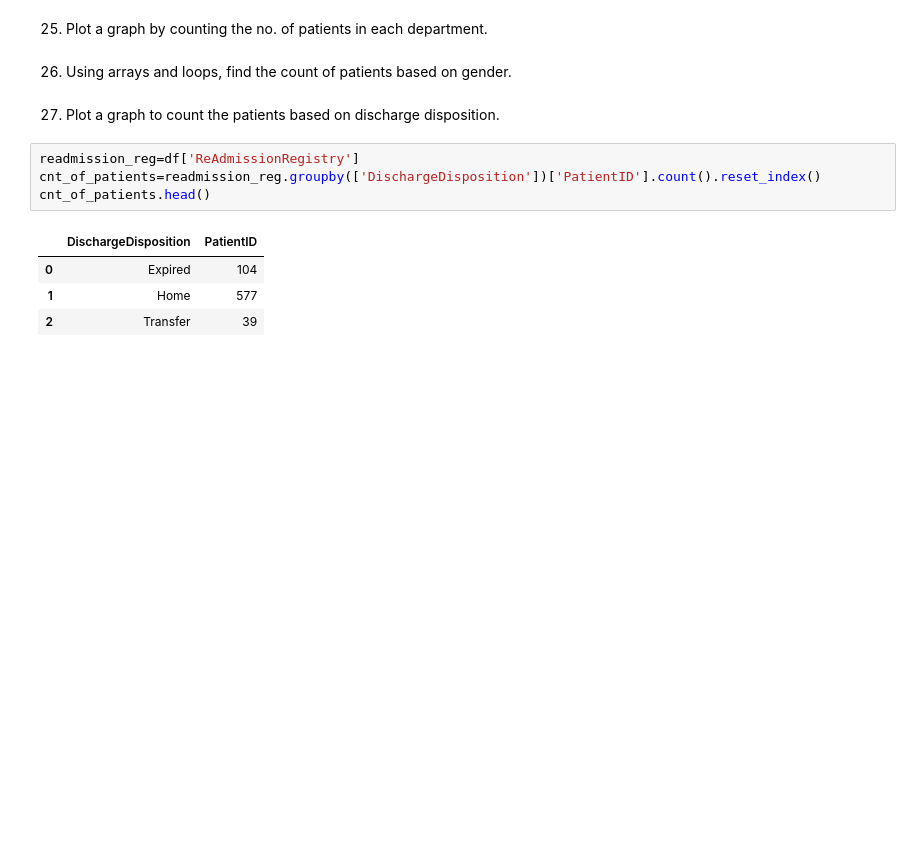
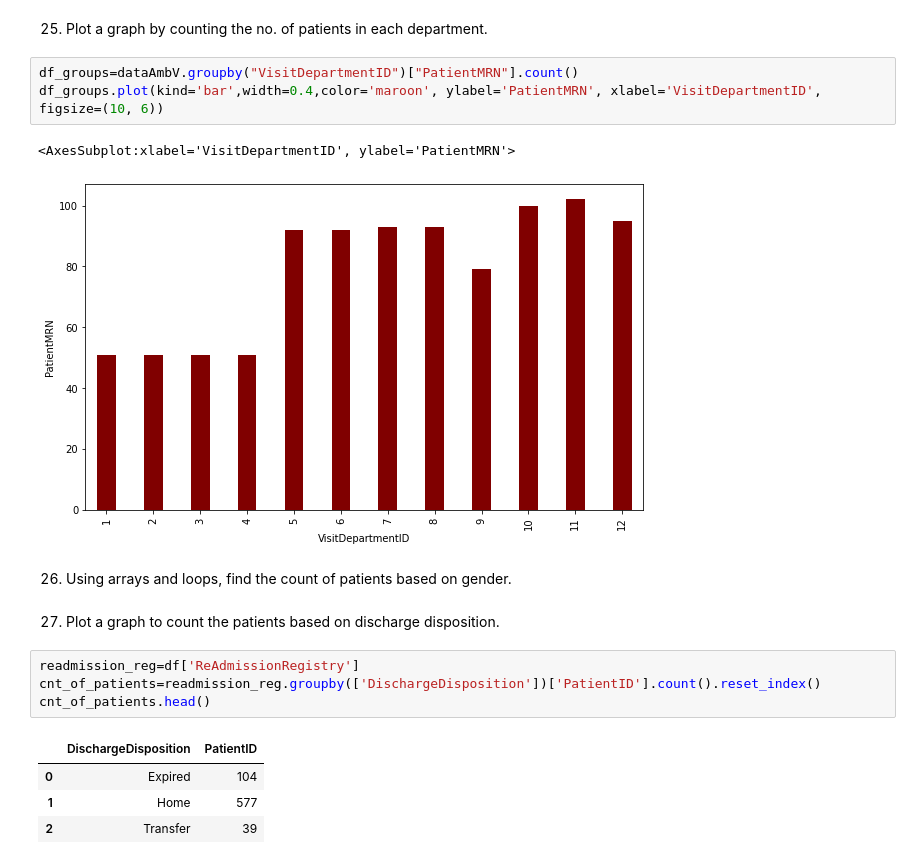
Before and after one commit to PoovithaJayaprakash/Mighty-Pythons, a Jupyter notebook: Mighty-Pythons.ipynb, the cells around one changed output. Cells and saved outputs as stored; diff of their text form; blank space fills up the shorter version.

```diff
--- a/Mighty-Pythons.ipynb
+++ b/Mighty-Pythons.ipynb
@@ -254,5 +296,11 @@ No_of_patients.head()
 # %% [markdown]
 25. Plot a graph by counting the no. of patients in each department.
+# %%
+df_groups=dataAmbV.groupby("VisitDepartmentID")["PatientMRN"].count()
+df_groups.plot(kind='bar',width=0.4,color='maroon', ylabel='PatientMRN', xlabel='VisitDepartmentID', figsize=(10, 6))
+# %% [output]
+<AxesSubplot:xlabel='VisitDepartmentID', ylabel='PatientMRN'>
+[figure, added]
 # %% [markdown]
 26. Using arrays and loops, find the count of patients based on gender.
 # %% [markdown]
```
Also changed, not shown: parts of 5 cells of this notebook.
